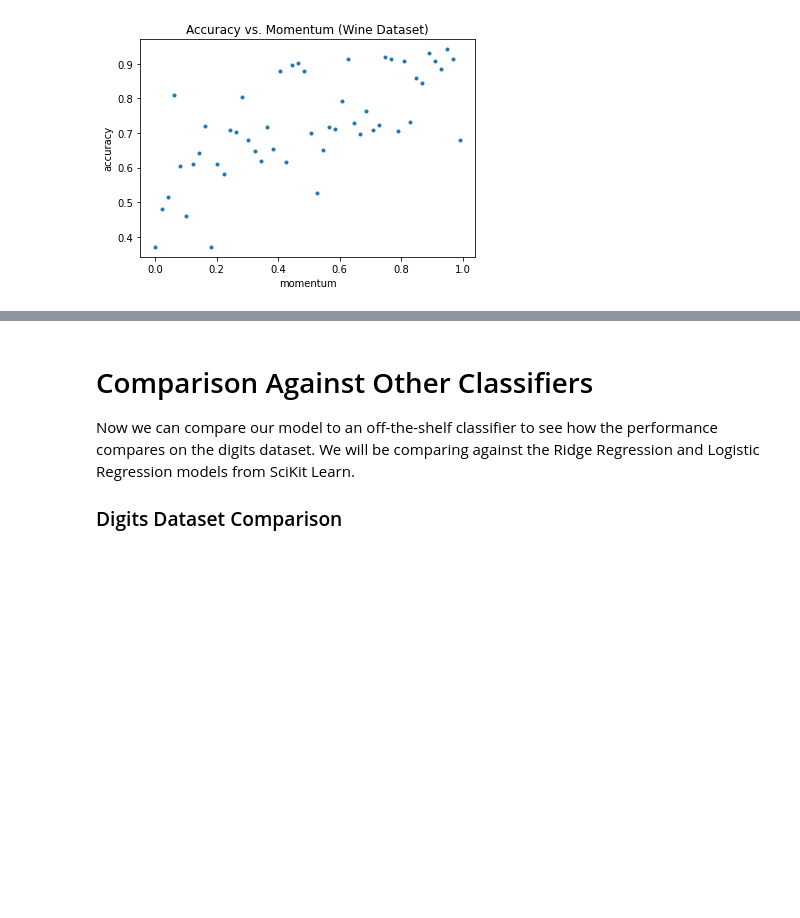
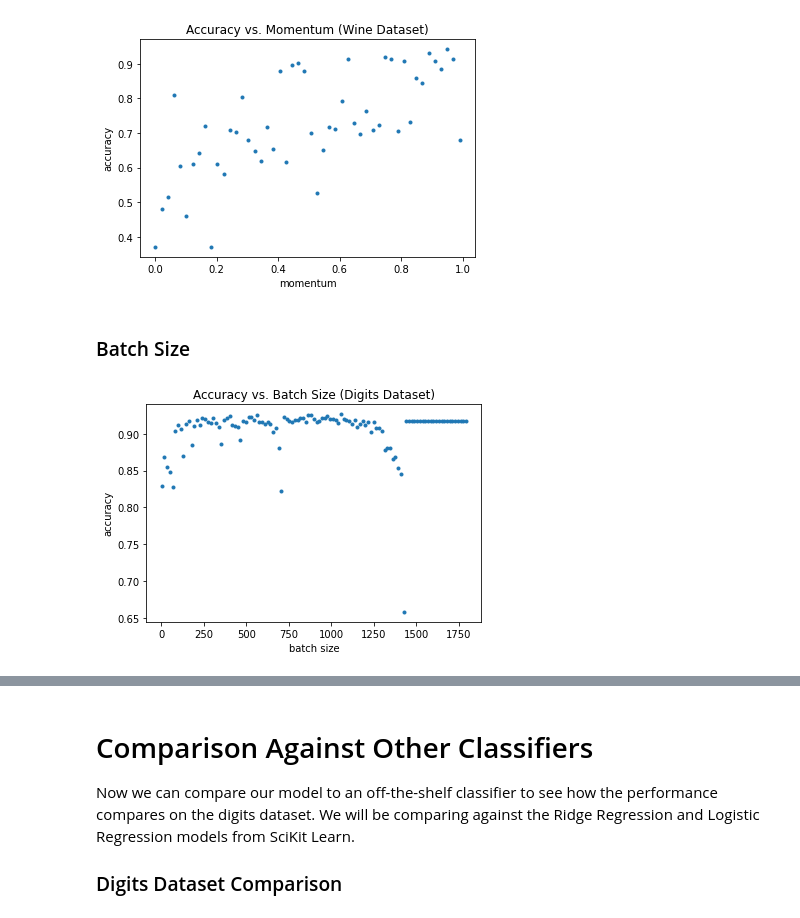
Before and after one commit to PaulHooley/ML_P2, a Jupyter notebook: SoftmaxRegression.ipynb, the cells around one changed output, grey strips where cells are left out. Saved outputs shown, nothing was run; the diff lists cells and outputs as text; code cells hidden in the pictures; blank space fills up the shorter version.

```diff
--- a/SoftmaxRegression.ipynb
+++ b/SoftmaxRegression.ipynb
@@ -314,3 +364,32 @@ plt.ylabel('accuracy')
 plt.show()
 # %% [output]
 [figure]
+# %% [markdown]
+### Batch Size
+# %%
+from sklearn.datasets import load_digits
+from sklearn.datasets import load_wine
+#%matplotlib notebook
+%matplotlib inline
+import matplotlib.pyplot as plt
+
+digits = load_digits()
+x, y = digits.data, digits.target
+
+C = 10
+digits_accuracies = []
+batch_sizes = range(1, x.shape[0], 16)
+
+for batch_size in batch_sizes:
+    # using the hyper-parameter values obtained from grid search
+    accuracy = calculate_model_accuracy(x, y, C, 0.0001, 0.549, batch_size)
+    digits_accuracies.append(accuracy)
+
+# plot for accuracy vs. batch size on digits dataset
+plt.plot(batch_sizes, digits_accuracies, '.')
+plt.title('Accuracy vs. Batch Size (Digits Dataset)')
+plt.xlabel('batch size')
+plt.ylabel('accuracy')
+plt.show()
+# %% [output]
+[figure, added]
```
Also changed, not shown: parts of 9 cells of this notebook.
